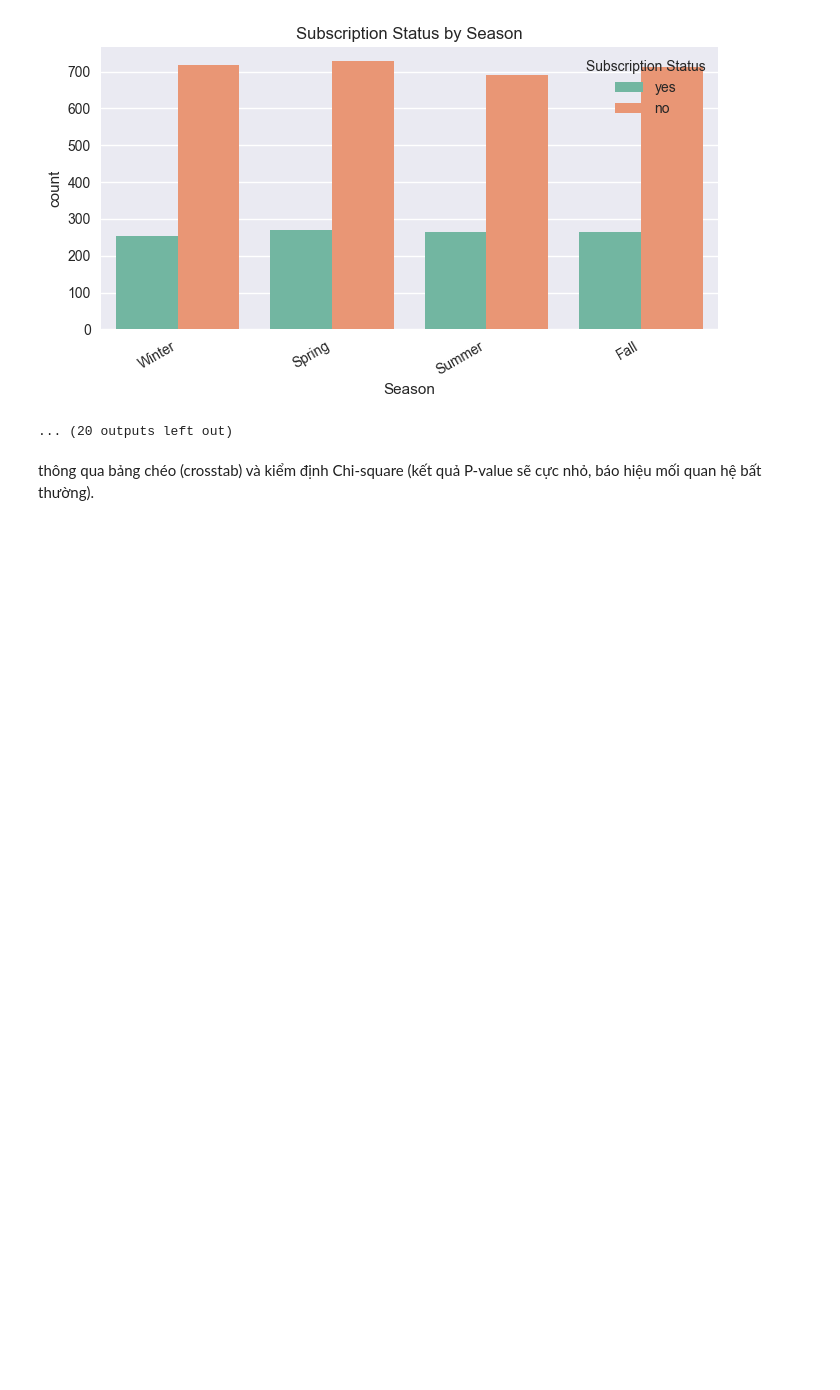
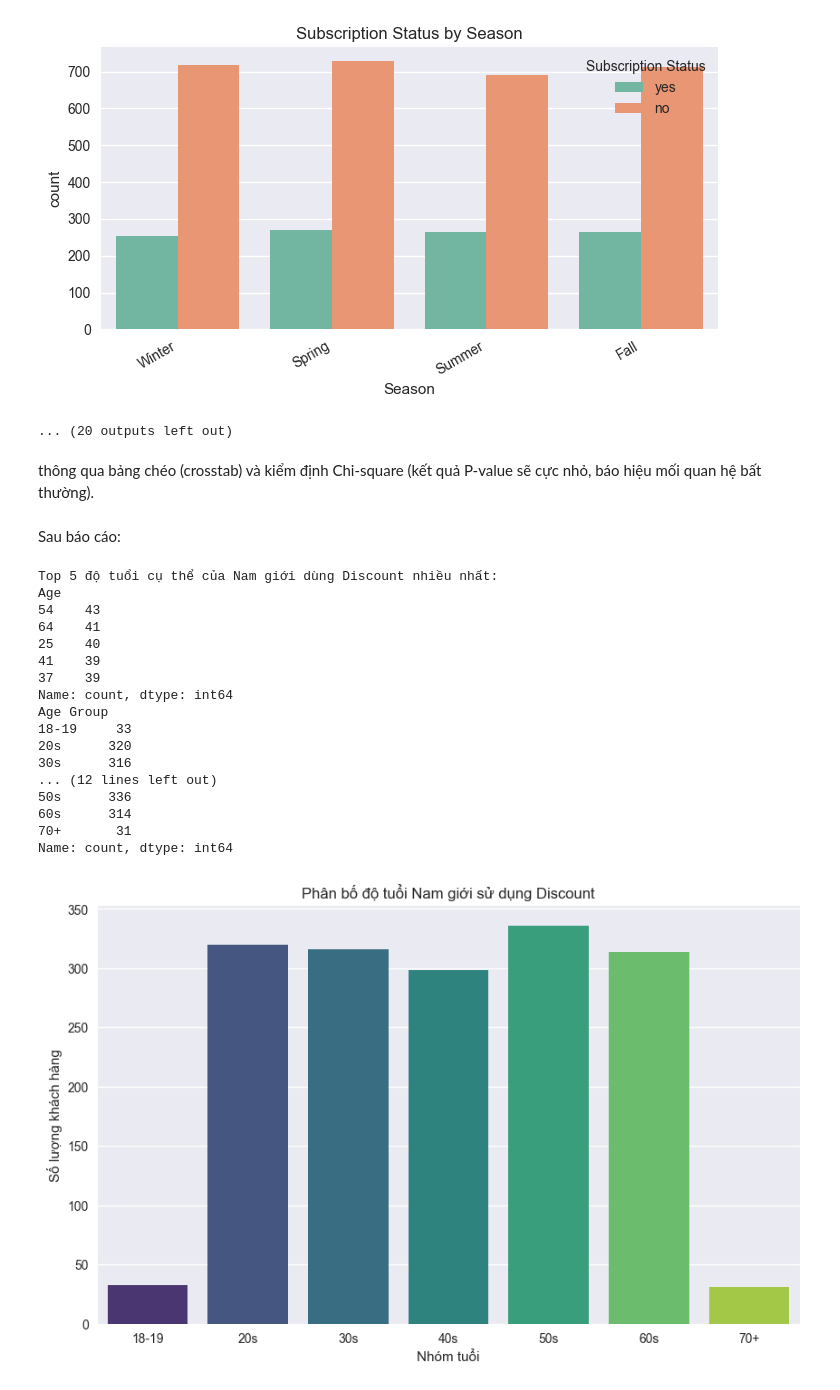
Before and after one commit to Pongaaa/Predict-User-Subscription, a Jupyter notebook: eda.ipynb, the cells around one changed output. Saved outputs shown, nothing was run; the diff lists cells and outputs as text; code cells hidden in the pictures; blank space fills up the shorter version.

```diff
--- a/eda.ipynb
+++ b/eda.ipynb
@@ -317,3 +317,52 @@ display(chi_df)
 ... (20 outputs left out)
 # %% [markdown]
 thông qua bảng chéo (crosstab) và kiểm định Chi-square (kết quả P-value sẽ cực nhỏ, báo hiệu mối quan hệ bất thường).
+# %% [markdown]
+Sau báo cáo:
+# %%
+target_df = df[
+    (df['Gender'] == 'Male') &
+    (df['Discount Applied'] == 'Yes')
+]
+
+top_ages = target_df['Age'].value_counts().head(5)
+print("Top 5 độ tuổi cụ thể của Nam giới dùng Discount nhiều nhất:")
+print(top_ages)
+
+bins = [18, 19, 29, 39, 49, 59, 69, 100]
+labels = ['18-19', '20s', '30s', '40s', '50s', '60s', '70+']
+
+target_df['Age Group'] = pd.cut(target_df['Age'], bins=bins, labels=labels)
+
+print(target_df['Age Group'].value_counts().sort_index())
+age_group_counts = target_df['Age Group'].value_counts().sort_index()
+print("\nSố lượng dùng Discount theo nhóm tuổi:")
+print(age_group_counts)
+
+plt.figure(figsize=(10, 6))
+
+sns.barplot(x=age_group_counts.index, y=age_group_counts.values, palette='viridis')
+
+plt.title('Phân bố độ tuổi Nam giới sử dụng Discount')
+plt.xlabel('Nhóm tuổi')
+plt.ylabel('Số lượng khách hàng')
+plt.show()
+# %% [output]
+Top 5 độ tuổi cụ thể của Nam giới dùng Discount nhiều nhất:
+Age
+54    43
+64    41
+25    40
+41    39
+37    39
+Name: count, dtype: int64
+Age Group
+18-19     33
+20s      320
+30s      316
+... (12 lines left out)
+50s      336
+60s      314
+70+       31
+Name: count, dtype: int64
+[figure, added]
```
